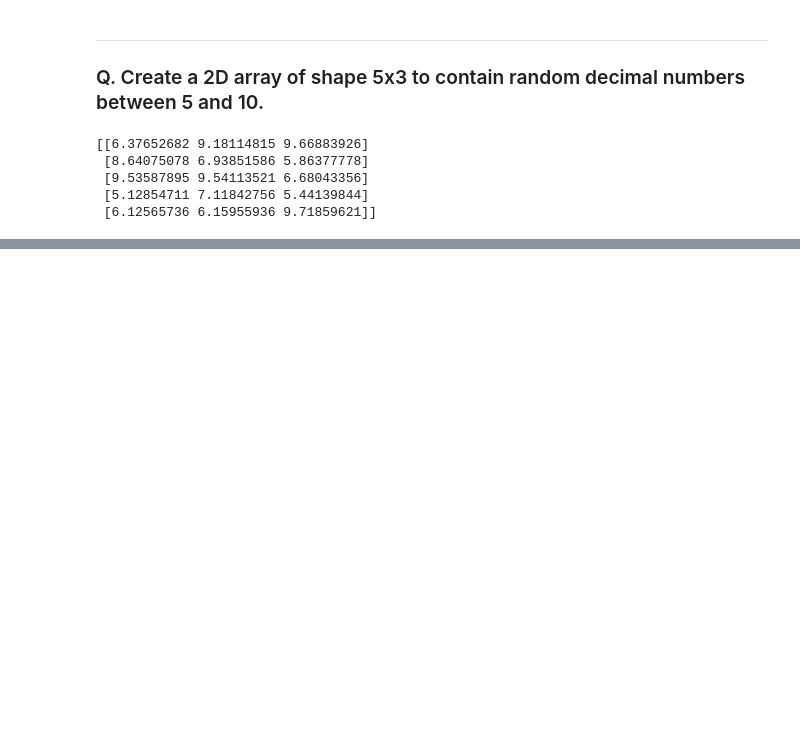
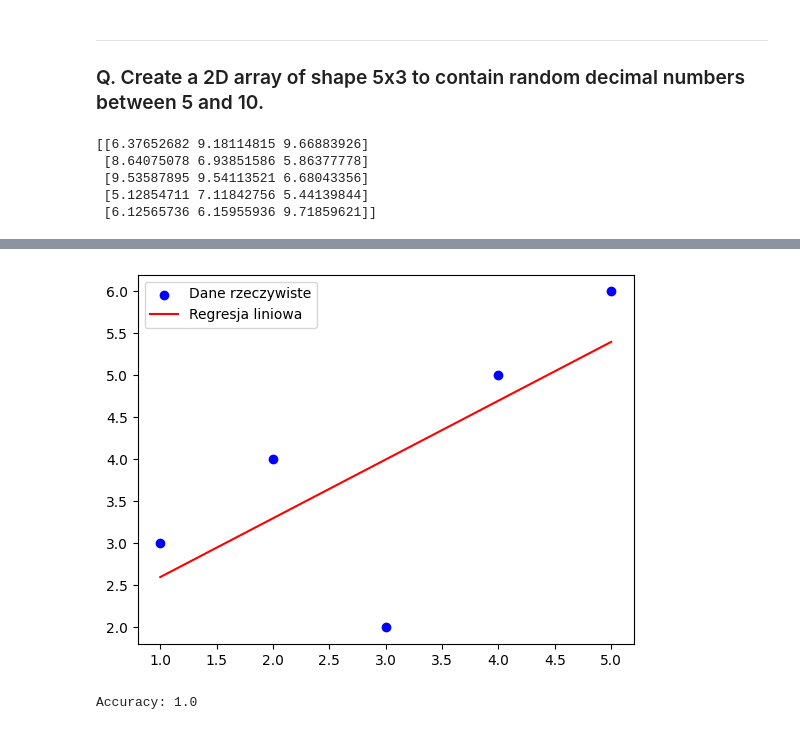
Before and after one commit to kawidev/Learning-Journey, a Jupyter notebook: numpy/exercises/02_numpy_101_exercises_for_data_analysis.ipynb, the cells around one changed output, grey strips where cells are left out. Saved outputs shown, nothing was run; the diff lists cells and outputs as text; code cells hidden in the pictures; blank space fills up the shorter version.

```diff
--- a/numpy/exercises/02_numpy_101_exercises_for_data_analysis.ipynb
+++ b/numpy/exercises/02_numpy_101_exercises_for_data_analysis.ipynb
@@ -256,0 +280,54 @@ print(arr)
+# %%
+import numpy as np
+import matplotlib.pyplot as plt
+from sklearn.linear_model import LinearRegression
+
+# Dane
+X = np.array([[1], [2], [3], [4], [5]])
+y = np.array([3, 4, 2, 5, 6])
+
+# Tworzenie modelu regresji
+model = LinearRegression()
+model.fit(X, y)
+
+# Przewidywanie
+y_pred = model.predict(X)
+
+# Wizualizacja
+plt.scatter(X, y, color='blue', label='Dane rzeczywiste')
+plt.plot(X, y_pred, color='red', label='Regresja liniowa')
+plt.legend()
+plt.show()
+# %% [output]
+[figure, added]
+# %%
+import pandas as pd
+import numpy as np
+from sklearn.model_selection import train_test_split
+from sklearn.ensemble import RandomForestClassifier
+from sklearn.metrics import accuracy_score
+
+# Przykładowe dane: cechy klientów (wiek, aktywność, wydatki)
+data = pd.DataFrame({
+    'wiek': [25, 32, 40, 22, 35, 50, 29],
+    'liczba_transakcji': [5, 10, 2, 8, 12, 1, 7],
+    'dni_od_ostatniego_zakupu': [2, 30, 120, 10, 5, 200, 15],
+    'churn': [0, 0, 1, 0, 0, 1, 0]  # 1 = odszedł, 0 = został
+})
+
+# Podział na dane treningowe i testowe
+X = data.drop(columns=['churn'])
+y = data['churn']
+X_train, X_test, y_train, y_test = train_test_split(X, y, test_size=0.3, random_state=42)
+
+# Tworzenie modelu Random Forest
+model = RandomForestClassifier(n_estimators=100)
+model.fit(X_train, y_train)
+
+# Predykcja
+y_pred = model.predict(X_test)
+
+# Dokładność modelu
+print("Accuracy:", accuracy_score(y_test, y_pred))
+# %% [output]
+Accuracy: 1.0
```
Also changed, not shown: parts of 1 cell of this notebook, 7 other files.
